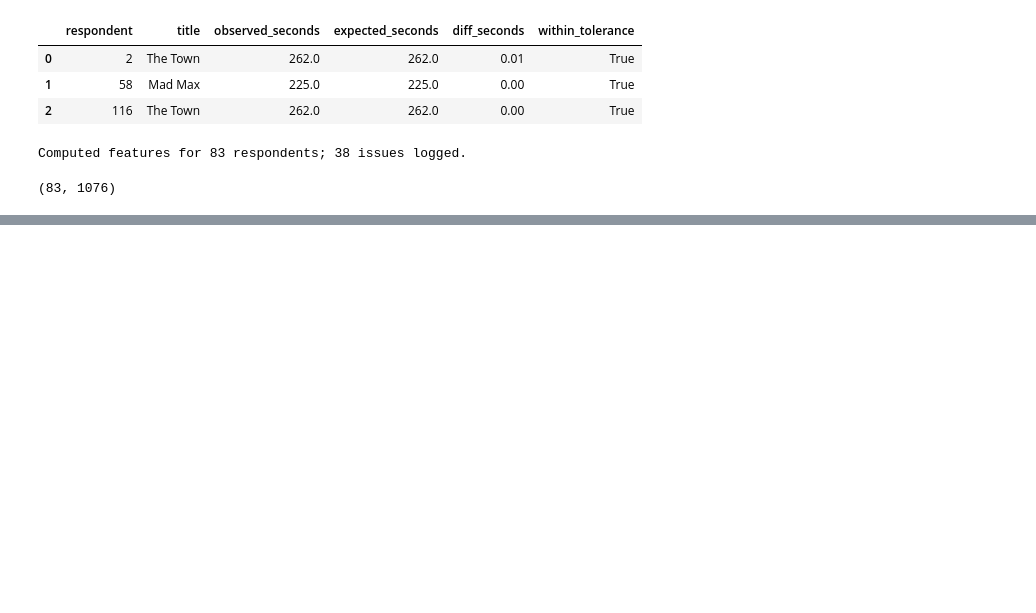
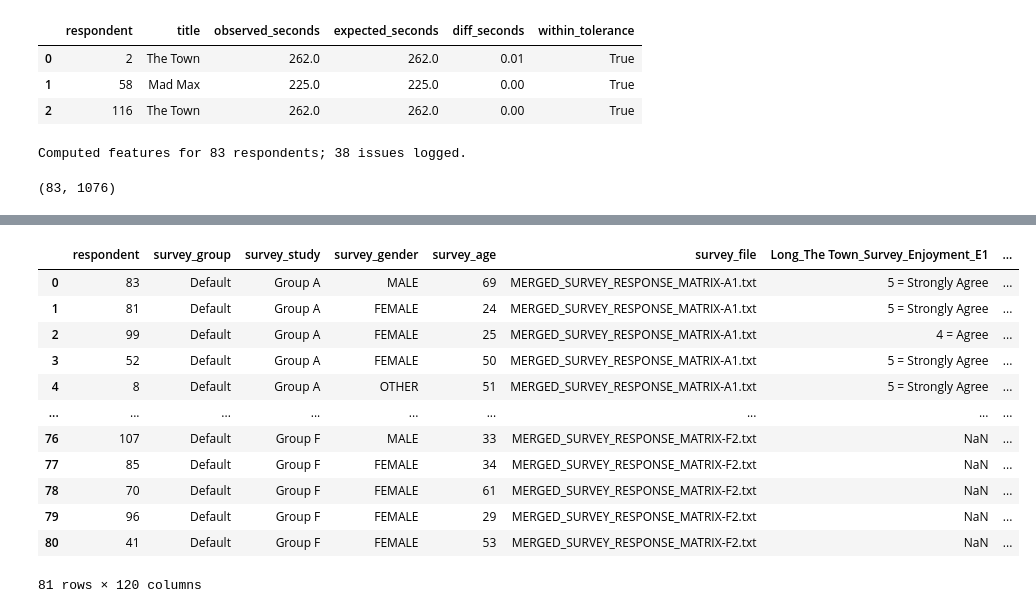
Before and after one commit to NeuralSenseCode/544_WBD_CXCU, a Jupyter notebook: analysis/assemble_uv.ipynb, the cells around one changed output, grey strips where cells are left out. Saved outputs shown, nothing was run; the diff lists cells and outputs as text; code cells hidden in the pictures; blank space fills up the shorter version.

```diff
--- a/analysis/assemble_uv.ipynb
+++ b/analysis/assemble_uv.ipynb
@@ -1093,0 +1117,35 @@ Computed features for 83 respondents; 38 issues logged.
+# %%
+import csv
+from collections import defaultdict
+import re
+
+survey_rename_map = pd.read_csv(project_root / "data" / "survey_column_rename_stage3.csv")
+survey_questions = pd.read_csv(project_root / "data" / "survey_questions.csv")
+
+survey_questions["question_code"] = survey_questions["question_code"].astype(str).str.strip()
+survey_questions["question_type"] = survey_questions["question_type"].str.lower()
+survey_questions["subscale"] = survey_questions["subscale"].fillna("")
+survey_questions["polarity"] = survey_questions["polarity"].fillna("")
+
+survey_metadata = (
+    survey_rename_map
+    .merge(survey_questions, on="question_code", how="left", suffixes=("", "_details"))
+)
+
+survey_metadata["question_type"] = survey_metadata["question_type"].fillna("likert")
+survey_metadata["subscale"] = survey_metadata["subscale"].fillna("")
+survey_metadata["polarity"] = survey_metadata["polarity"].fillna("")
+survey_metadata_lookup = (
+    survey_metadata
+    .drop_duplicates(subset=["target_column"])
+    .set_index("target_column")
+)
+
+survey_files = sorted(
+    (project_root / "data" / "Export").glob("Group */Analyses/*/Survey/MERGED_SURVEY_RESPONSE_MATRIX-*.txt")
+)
+
+if not survey_files:
+    raise FileNotFoundError("No survey response text files detected under data/Export/*/Survey/.")
+
+len(survey_files)
@@ -1093,0 +1344,10 @@ Computed features for 83 respondents; 38 issues logged.
+# %%
+survey_responses["respondent"] = survey_responses["respondent"].astype(str).str.strip()
+
+duplicate_ids = sorted(survey_responses.loc[survey_responses["respondent"].duplicated(), "respondent"].unique())
+if duplicate_ids:
+    print(f"Warning: duplicate survey rows detected for respondents: {duplicate_ids}")
+
+survey_numeric = survey_responses.drop_duplicates(subset=["respondent"], keep="first").copy()
+survey_numeric
+# %% [output]
@@ -1093,0 +1355,13 @@ Computed features for 83 respondents; 38 issues logged.
+|  | respondent | survey_group | survey_study | survey_gender | survey_age | survey_file | Long_The Town_Survey_Enjoyment_E1 | ... |
+| 0 | 83 | Default | Group A | MALE | 69 | MERGED_SURVEY_RESPONSE_MATRIX-A1.txt | 5 = Strongly Agree | ... |
+| 1 | 81 | Default | Group A | FEMALE | 24 | MERGED_SURVEY_RESPONSE_MATRIX-A1.txt | 5 = Strongly Agree | ... |
+| 2 | 99 | Default | Group A | FEMALE | 25 | MERGED_SURVEY_RESPONSE_MATRIX-A1.txt | 4 = Agree | ... |
+| 3 | 52 | Default | Group A | FEMALE | 50 | MERGED_SURVEY_RESPONSE_MATRIX-A1.txt | 5 = Strongly Agree | ... |
+| 4 | 8 | Default | Group A | OTHER | 51 | MERGED_SURVEY_RESPONSE_MATRIX-A1.txt | 5 = Strongly Agree | ... |
+| ... | ... | ... | ... | ... | ... | ... | ... | ... |
+| 76 | 107 | Default | Group F | MALE | 33 | MERGED_SURVEY_RESPONSE_MATRIX-F2.txt | NaN | ... |
+| 77 | 85 | Default | Group F | FEMALE | 34 | MERGED_SURVEY_RESPONSE_MATRIX-F2.txt | NaN | ... |
+| 78 | 70 | Default | Group F | FEMALE | 61 | MERGED_SURVEY_RESPONSE_MATRIX-F2.txt | NaN | ... |
+| 79 | 96 | Default | Group F | FEMALE | 29 | MERGED_SURVEY_RESPONSE_MATRIX-F2.txt | NaN | ... |
+| 80 | 41 | Default | Group F | FEMALE | 53 | MERGED_SURVEY_RESPONSE_MATRIX-F2.txt | NaN | ... |
+81 rows × 120 columns
```
Also changed, not shown: parts of 22 cells of this notebook, 2 other files.
